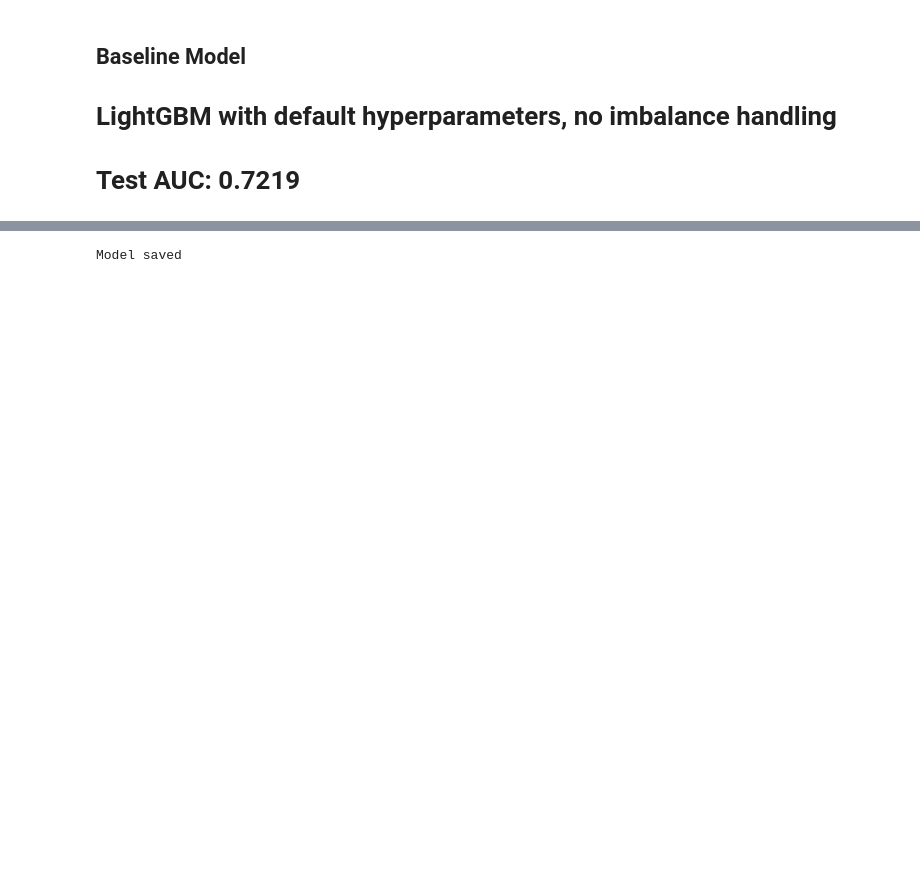
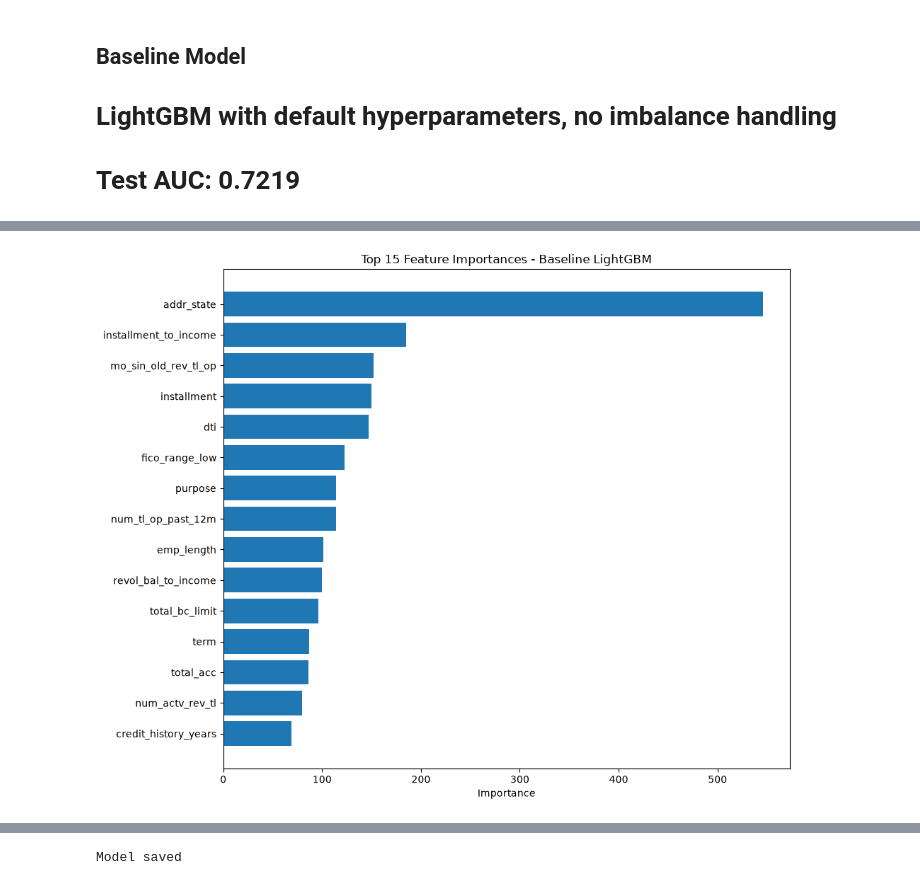
Before and after one commit to AryanDash77/loan_default_prediction, a Jupyter notebook: notebooks/03_baseline_lightgbm.ipynb, the cells around one changed output, grey strips where cells are left out. Drawn from its saved outputs; the diff is of its cells as text; code cells hidden in the pictures; blank space fills up the shorter version.

Commit message:
Metrics coded , Importance_df made , Model Saved

```diff
--- a/notebooks/03_baseline_lightgbm.ipynb
+++ b/notebooks/03_baseline_lightgbm.ipynb
@@ -121,0 +33,4 @@ from sklearn.metrics import roc_auc_score
+# %%
+categorical_cols = X.select_dtypes(include='object').columns.tolist()
+for col in categorical_cols:
+    X[col] = X[col].astype('category')
@@ -121,0 +48,11 @@ from sklearn.metrics import roc_auc_score
+# %%
+X_train, X_test, y_train, y_test = train_test_split(
+    X, y, test_size=0.2, random_state=42, stratify=y
+)
+# %%
+model = lgb.LGBMClassifier(
+    random_state=42,
+    n_estimators=100,
+    deterministic=True,
+    force_row_wise=True
+)
@@ -132,0 +105,7 @@ Test AUC: 0.7219
+# %%
+importance_df = pd.DataFrame({
+    'feature': X_train.columns,
+    'importance': model.feature_importances_
+}).sort_values('importance', ascending = False)
+
+print(importance_df.head(15))
@@ -132,0 +129,10 @@ Test AUC: 0.7219
+# %%
+plt.figure(figsize=(10, 8))
+plt.barh(importance_df['feature'][:15][::-1], importance_df['importance'][:15][::-1])
+plt.xlabel('Importance')
+plt.title('Top 15 Feature Importances - Baseline LightGBM')
+plt.tight_layout()
+plt.savefig('../reports/figures/baseline_feature_importance.png')
+plt.show()
+# %% [output]
+[figure, added]
```
Also changed, not shown: parts of 25 cells of this notebook, 1 other file.
